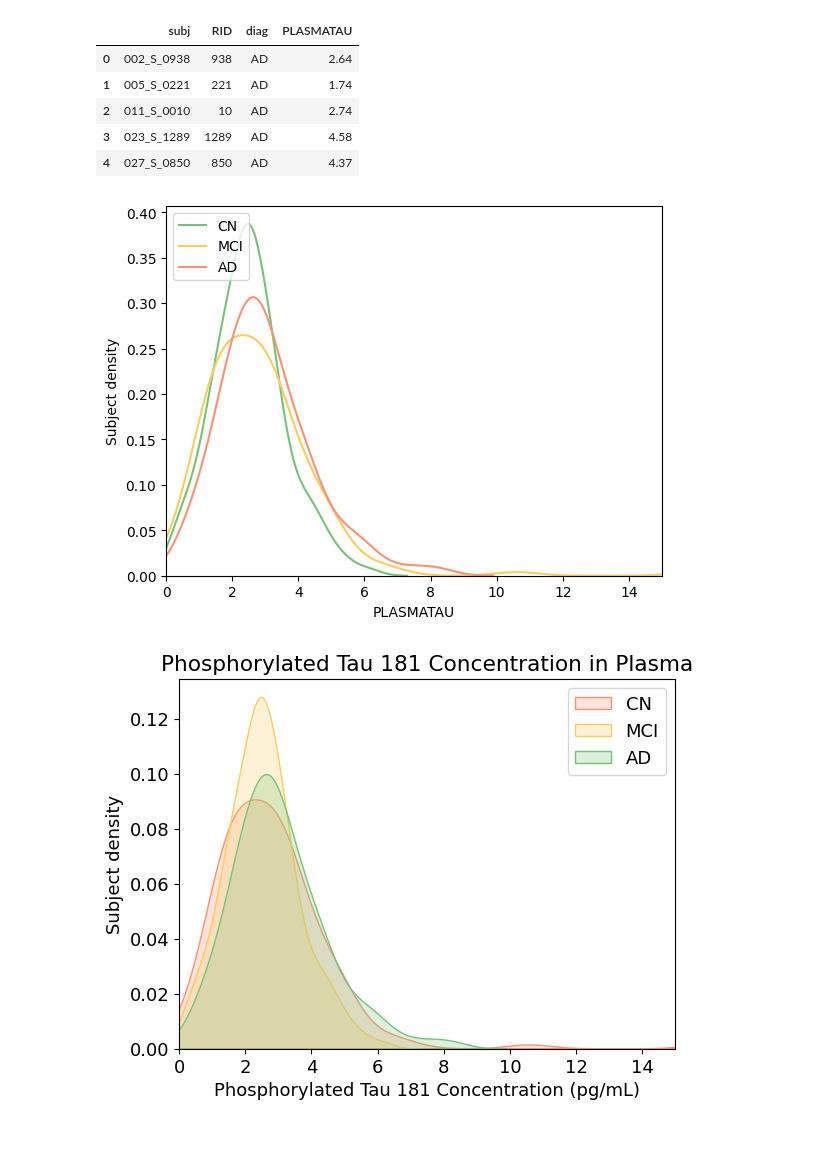
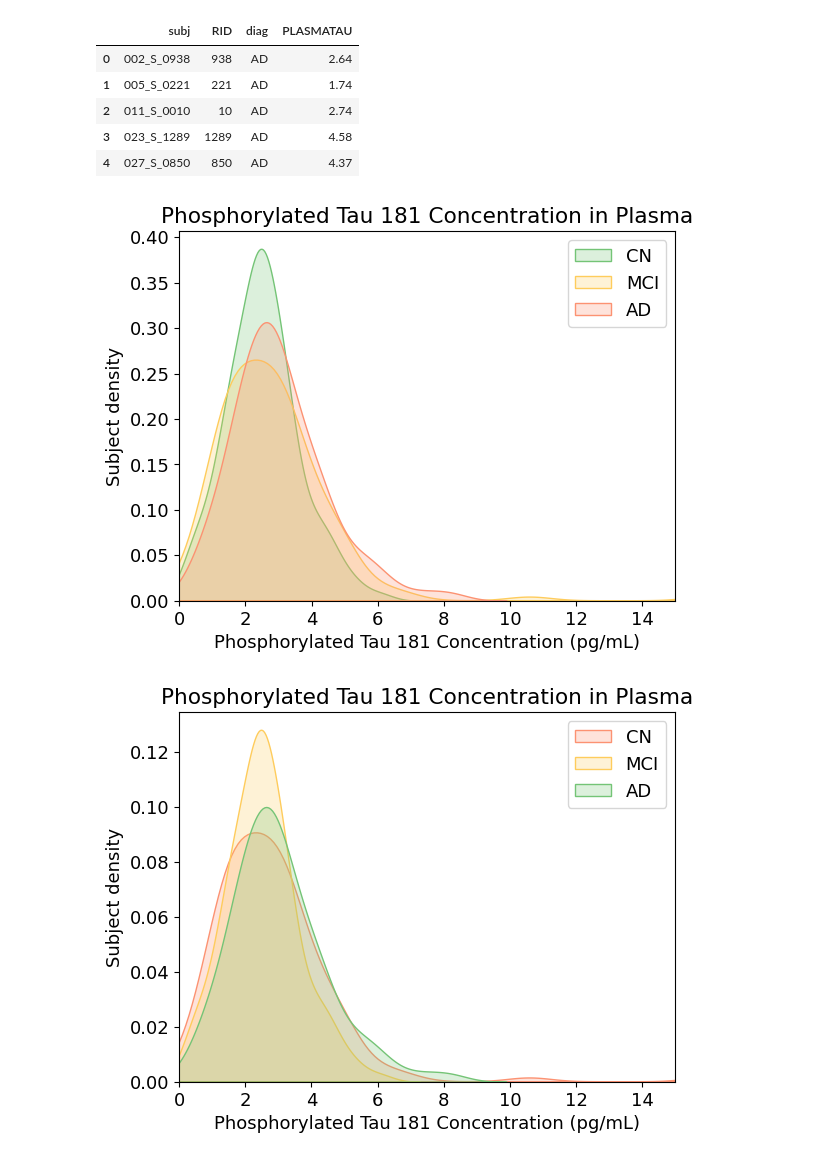
Before and after one commit to giocoal/ADNI-brain-MRI-alzheimer-WGAN-generation-and-classification, a Jupyter notebook: notebooks/biospecimen_analysis.ipynb, the cells around one changed output. Drawn from its saved outputs; the diff is of its cells as text; code cells hidden in the pictures.

```diff
--- a/notebooks/biospecimen_analysis.ipynb
+++ b/notebooks/biospecimen_analysis.ipynb
@@ -82,6 +82,8 @@ df3.loc[df3["PLASMAPTAU181"] == -4, "PLASMAPTAU181"] = float("nan")
 df3.rename(columns={"PLASMAPTAU181": "PLASMATAU"}, inplace=True)
 # %%
 df_tau = pd.concat([df1, df2, df3], ignore_index=True)
+# %%
+df_tau = df1
 # %%
 df_tau.head()
 # %% [output]
@@ -181,15 +183,15 @@ df_tau_merged.head()
 # %%
 plt.xlim(0, 15)
 
-fig = sns.kdeplot(df_tau_merged[(df_tau_merged['diag'] == 'CN') & (~df_tau_merged['PLASMATAU'].isna())]['PLASMATAU'], color='#74c476')
-fig = sns.kdeplot(df_tau_merged[(df_tau_merged['diag'] == 'MCI') & (~df_tau_merged['PLASMATAU'].isna())]['PLASMATAU'], color='#fecc5c')
-fig = sns.kdeplot(df_tau_merged[(df_tau_merged['diag'] == 'AD') & (~df_tau_merged['PLASMATAU'].isna())]['PLASMATAU'], color='#fc9272')
+fig = sns.kdeplot(df_tau_merged[(df_tau_merged['diag'] == 'CN') & (~df_tau_merged['PLASMATAU'].isna())]['PLASMATAU'], fill = True, color='#74c476')
+fig = sns.kdeplot(df_tau_merged[(df_tau_merged['diag'] == 'MCI') & (~df_tau_merged['PLASMATAU'].isna())]['PLASMATAU'], fill = True, color='#fecc5c')
+fig = sns.kdeplot(df_tau_merged[(df_tau_merged['diag'] == 'AD') & (~df_tau_merged['PLASMATAU'].isna())]['PLASMATAU'], fill = True, color='#fc9272')
 
-plt.legend(['CN', 'MCI', 'AD'], loc='upper left')
+plt.legend(['CN', 'MCI', 'AD'], loc='upper right')
 
-fig.set(ylabel='Subject density');
+fig.set(ylabel='Subject density', xlabel='Phosphorylated Tau 181 Concentration (pg/mL)', title='Phosphorylated Tau 181 Concentration in Plasma');
 # %% [output]
-[figure, old version]
+[figure, new version]
 # %%
 plt.xlim(0, 15)
 plt.rcParams.update({'font.size': 13})
```
Also changed, not shown: parts of 3 cells of this notebook, 1 other file.
